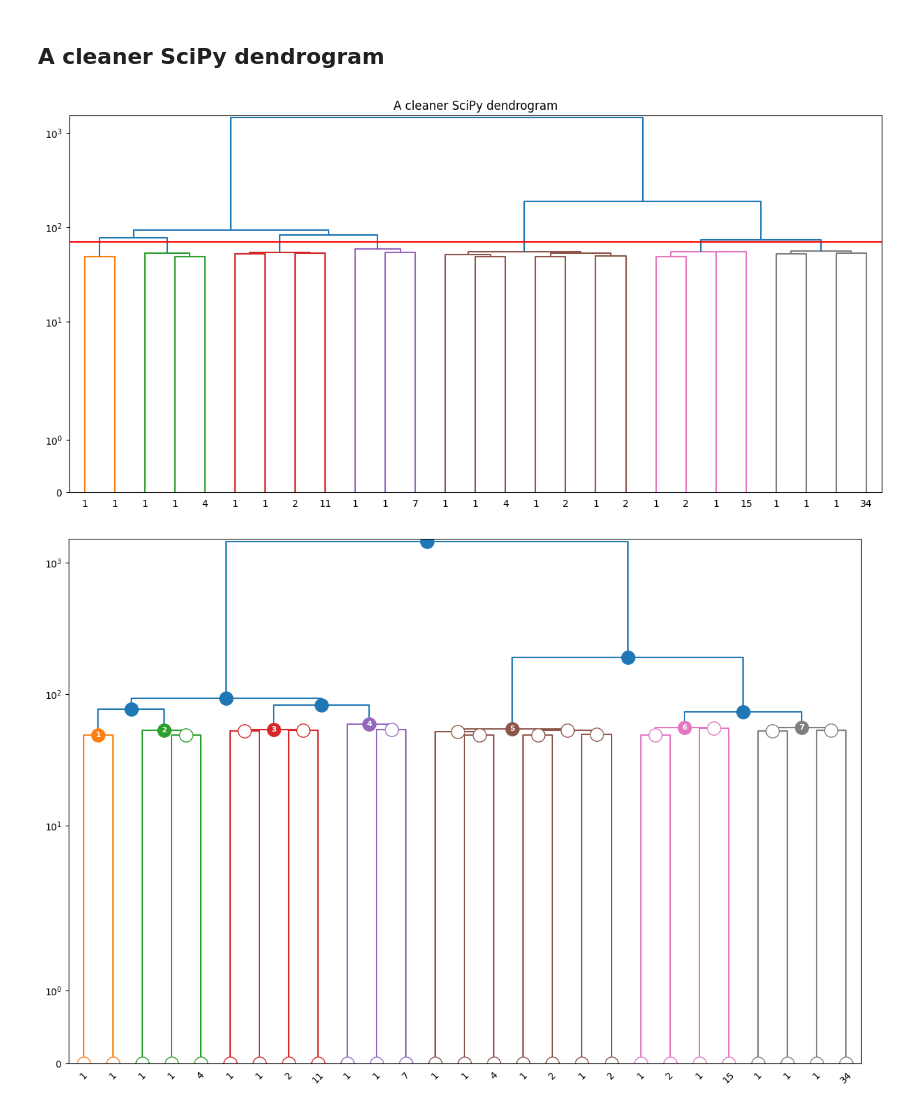
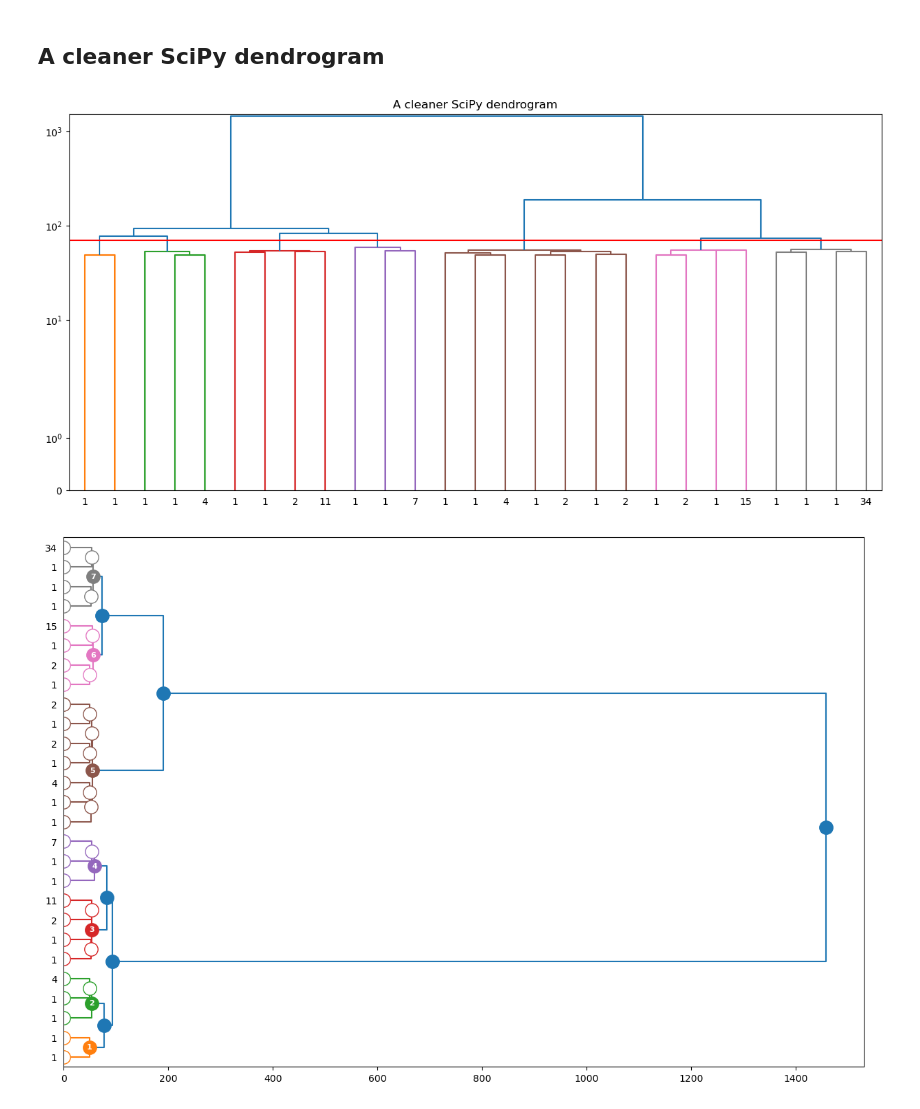
Before and after one commit to kamicollo/idendrogram, a Jupyter notebook: walhthrough.ipynb, the cells around one changed output. Drawn from its saved outputs; the diff is of its cells as text; code cells hidden in the pictures.

```diff
--- a/walhthrough.ipynb
+++ b/walhthrough.ipynb
@@ -169,7 +169,7 @@ sch.dendrogram(
     Z=model,
     ax=ax,
     truncate_mode='level', p=4,
-    leaf_label_func= dd.show_counts(),
+    leaf_label_func= dd.get_counts(),
     color_threshold=threshold,
     orientation='top')
 plt.yscale('symlog')
@@ -179,20 +179,20 @@ plt.title("A cleaner SciPy dendrogram")
 plt.xticks(rotation=0)
 plt.show()
 # %% [output]
-[figure, old version]
+[figure, new version]
 # %%
-dd = idendro.Idendro(model, recovered_clusters, threshold, dendrogram_kwargs={'leaf_label_func': dd.show_counts()})
+dd = idendro.Idendro(model, recovered_clusters, threshold, dendrogram_kwargs={'leaf_label_func': dd.get_counts()})
 fig = plt.figure(figsize=(15,10))
 ax = fig.subplots()
 dgram = dd.to_scipy(
-    orientation='top',
+    orientation='right',
     show_points = True,
     ax=ax
 )
 dgram
-ax.set_yscale('symlog')
+#ax.set_yscale('symlog')
 # %% [output]
-[figure, old version]
+[figure, new version]
 # %%
 imp.reload(idendro)
 
```
Also changed, not shown: parts of 5 cells of this notebook.
